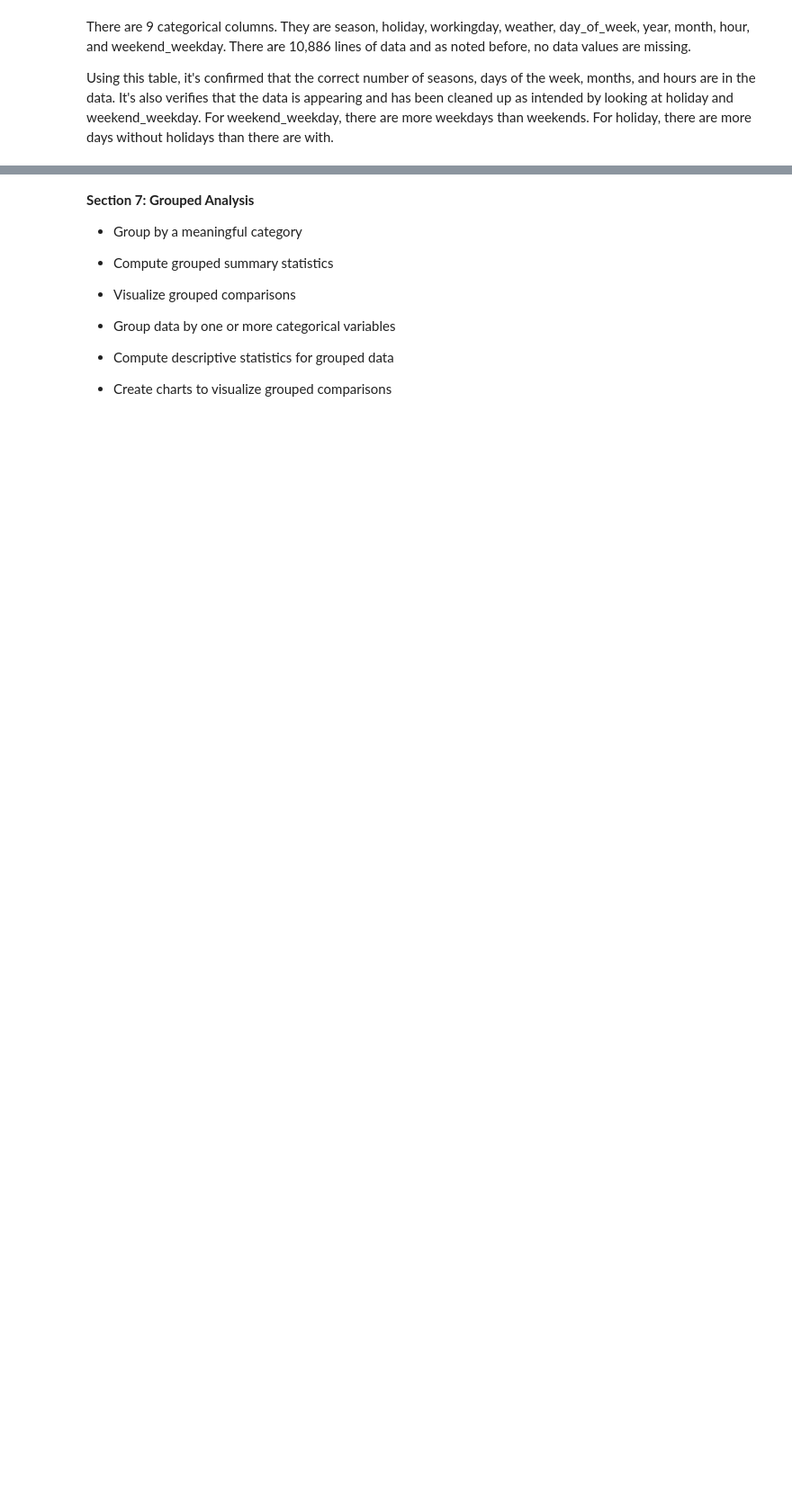
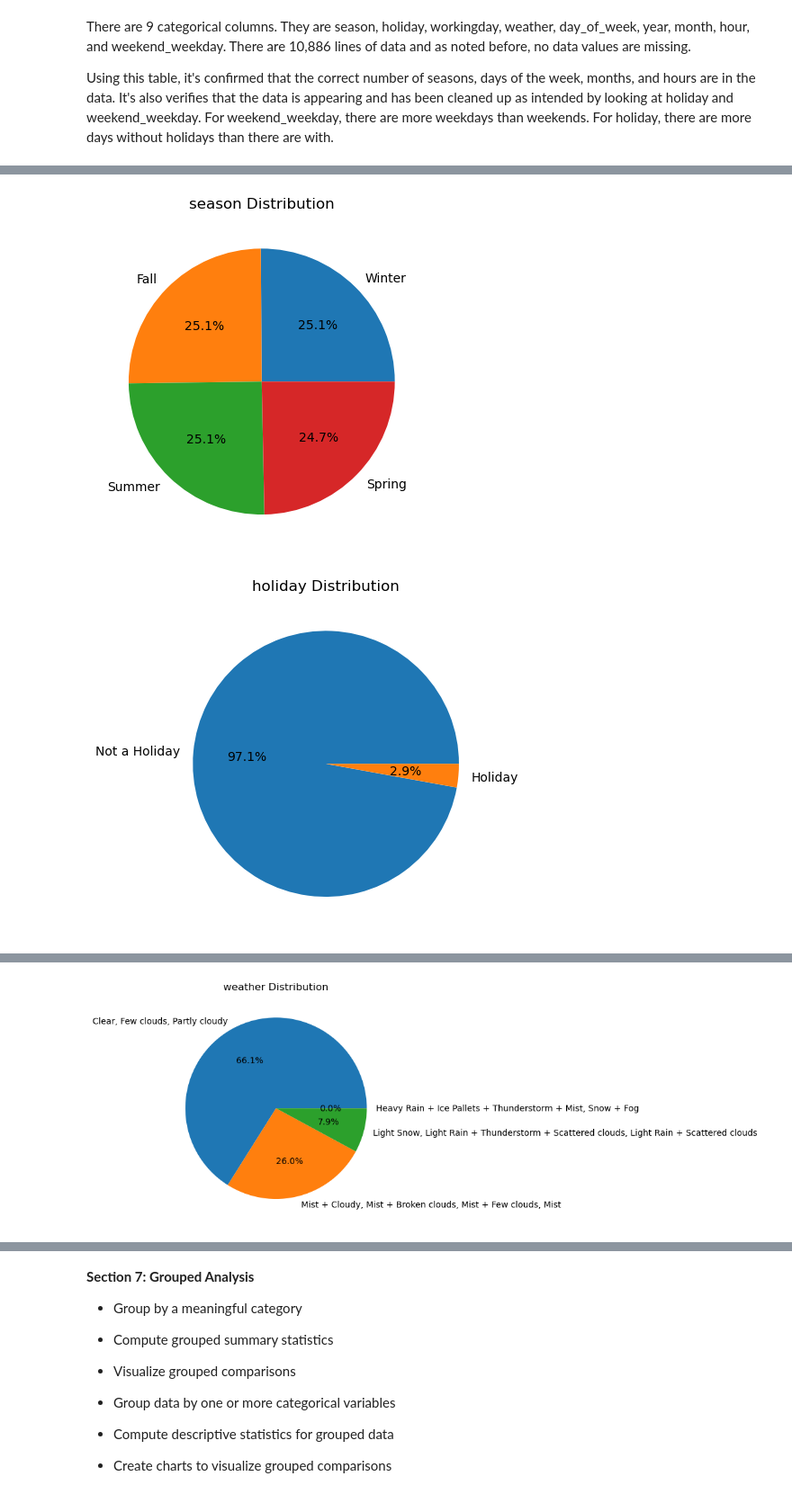
Before and after one commit to keshleem/final_project, a Jupyter notebook: klmartin_dx602_final.ipynb, the cells around one changed output, grey strips where cells are left out. Shown at 90% size. Drawn from its saved outputs; the diff is of its cells as text; code cells hidden in the pictures; blank space fills up the shorter version.

```diff
--- a/klmartin_dx602_final.ipynb
+++ b/klmartin_dx602_final.ipynb
@@ -418,0 +495,23 @@ Create charts that illustrate the distribution of numerical data, such as:
+# %%
+# list for season, holiday, workingday, weather, day_of_week, year, month, hour, and weekend_weekday
+columns_categorical = [
+  "season",
+  "holiday",
+  "workingday",
+  "weather",
+  "day_of_week",
+  "year",
+  "month",
+  "hour",
+  "weekend_weekday"
+]
+
+# for loop to display all pie charts for all of the categorical columns
+for column in columns_categorical:
+  bikes[column].value_counts().plot(kind="pie", autopct="%1.1f%%")
+  plt.title(f"{column} Distribution")
+  plt.ylabel("")
+  plt.show()
+# %% [output]
+[figure, added]
+[figure, added]
@@ -418,0 +519 @@ Create charts that illustrate the distribution of numerical data, such as:
+[figure, added]
```
Also changed, not shown: parts of 12 cells of this notebook.
